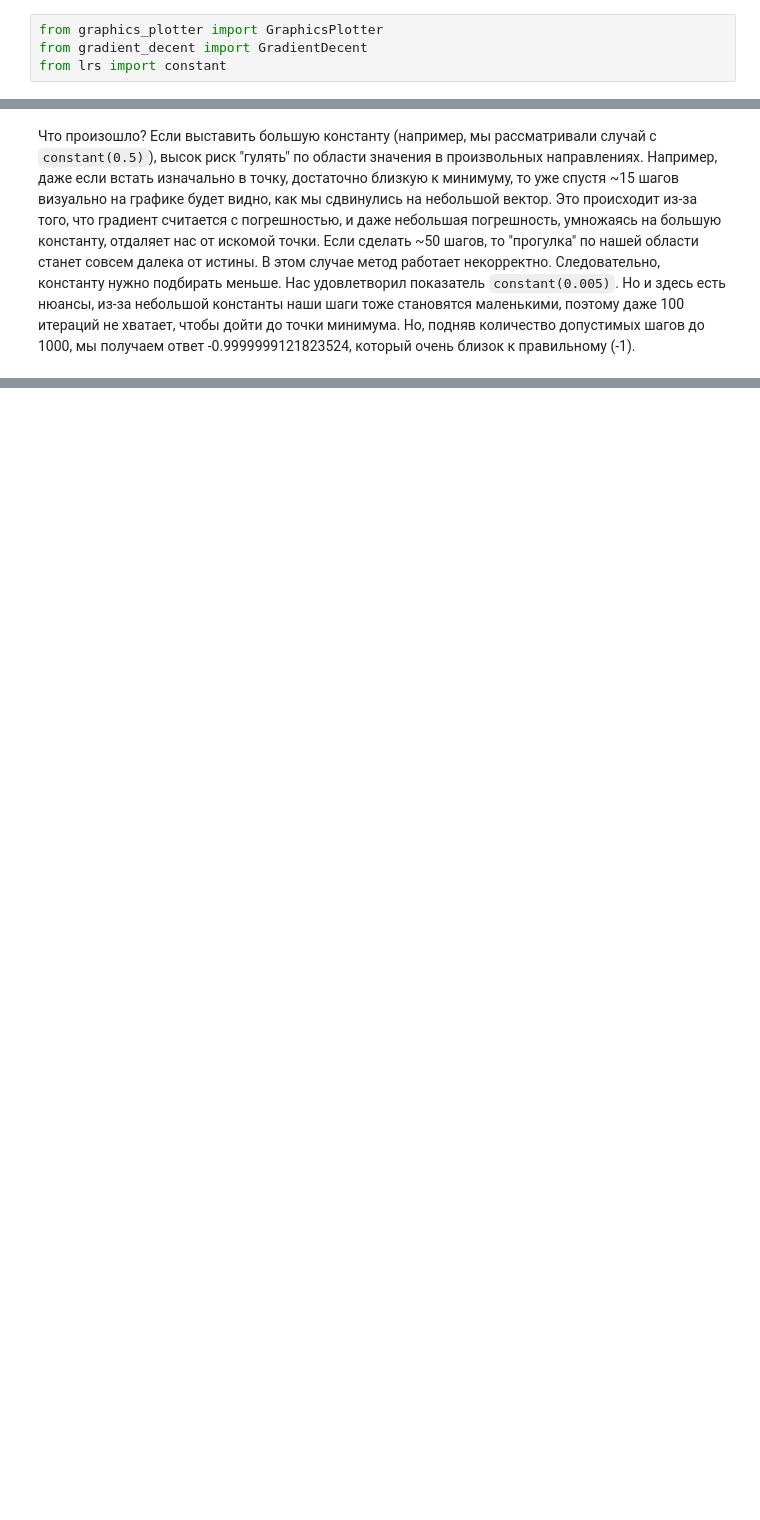
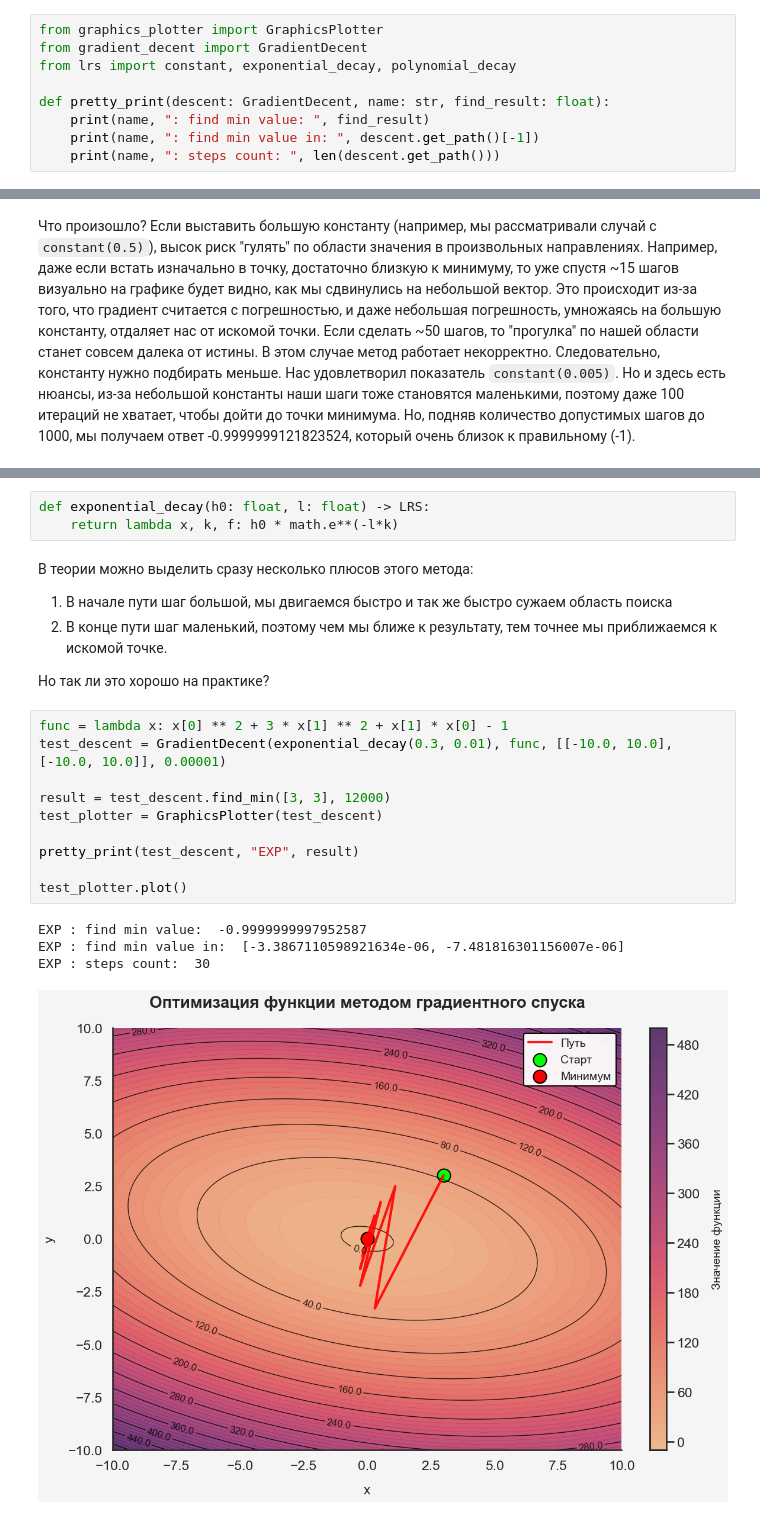
Before and after one commit to 3ELEHblE-LIJanki/Optimization-Methods-lab1, a Jupyter notebook: report.ipynb, the cells around one changed output, grey strips where cells are left out. Cells and saved outputs as stored; diff of their text form; blank space fills up the shorter version.

```diff
--- a/report.ipynb
+++ b/report.ipynb
@@ -41,4 +43,9 @@ def find_min(self, start: List[float], max_iterations: int) -> float:
 # %%
 from graphics_plotter import GraphicsPlotter
 from gradient_decent import GradientDecent
-from lrs import constant
+from lrs import constant, exponential_decay, polynomial_decay
+
+def pretty_print(descent: GradientDecent, name: str, find_result: float):
+    print(name, ": find min value: ", find_result)
+    print(name, ": find min value in: ", descent.get_path()[-1])
+    print(name, ": steps count: ", len(descent.get_path()))
@@ -62,0 +74,24 @@ test_plotter.plot()
+# %%
+def exponential_decay(h0: float, l: float) -> LRS:
+    return lambda x, k, f: h0 * math.e**(-l*k)
+# %% [markdown]
+В теории можно выделить сразу несколько плюсов этого метода:
+1. В начале пути шаг большой, мы двигаемся быстро и так же быстро сужаем область поиска
+2. В конце пути шаг маленький, поэтому чем мы ближе к результату, тем точнее мы приближаемся к искомой точке.
+
+Но так ли это хорошо на практике?
+# %%
+func = lambda x: x[0] ** 2 + 3 * x[1] ** 2 + x[1] * x[0] - 1
+test_descent = GradientDecent(exponential_decay(0.3, 0.01), func, [[-10.0, 10.0], [-10.0, 10.0]], 0.00001)
+
+result = test_descent.find_min([3, 3], 12000)
+test_plotter = GraphicsPlotter(test_descent)
+
+pretty_print(test_descent, "EXP", result)
+
+test_plotter.plot()
+# %% [output]
+EXP : find min value:  -0.9999999997952587
+EXP : find min value in:  [-3.3867110598921634e-06, -7.481816301156007e-06]
+EXP : steps count:  30
+[figure, added]
```
Also changed, not shown: parts of 12 cells of this notebook.
